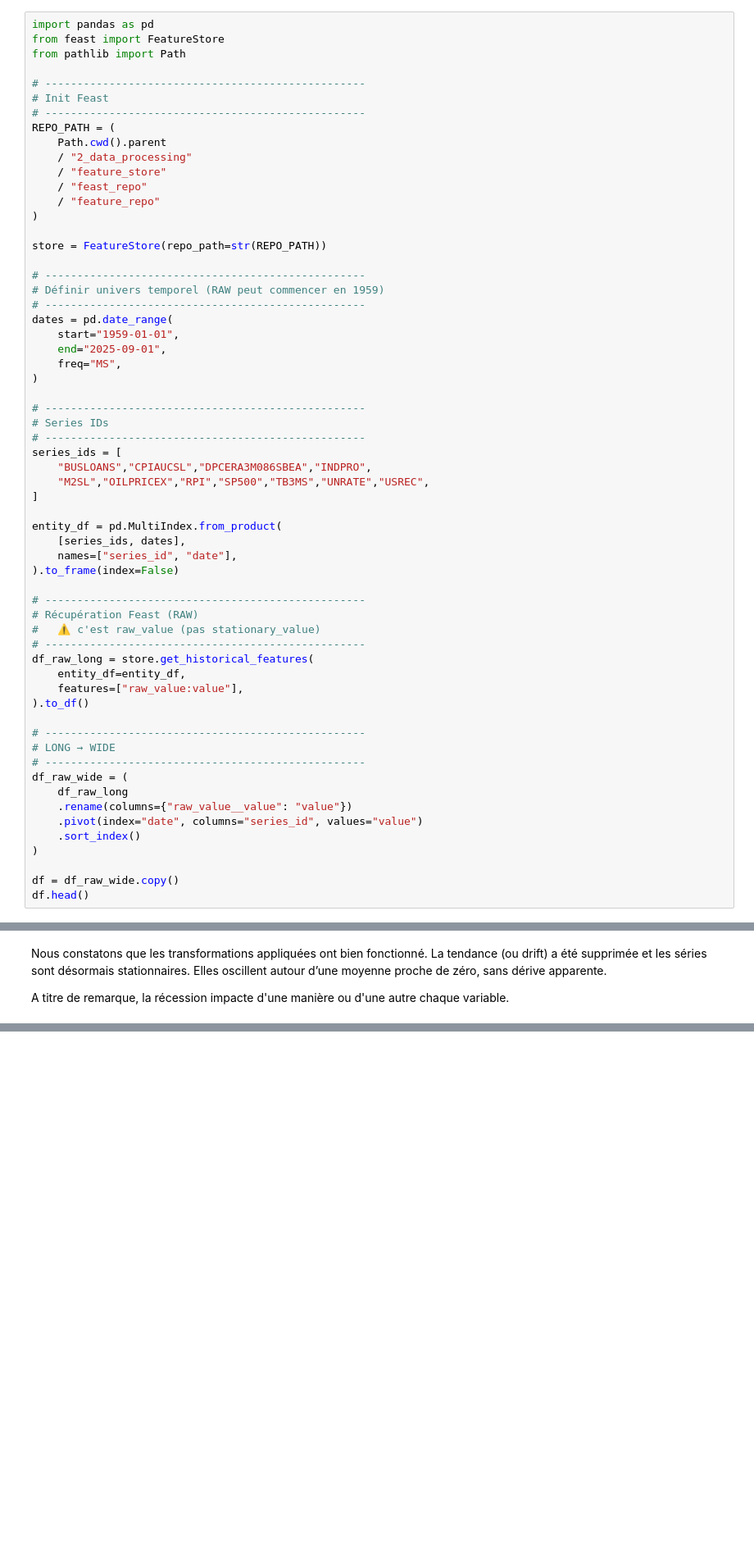
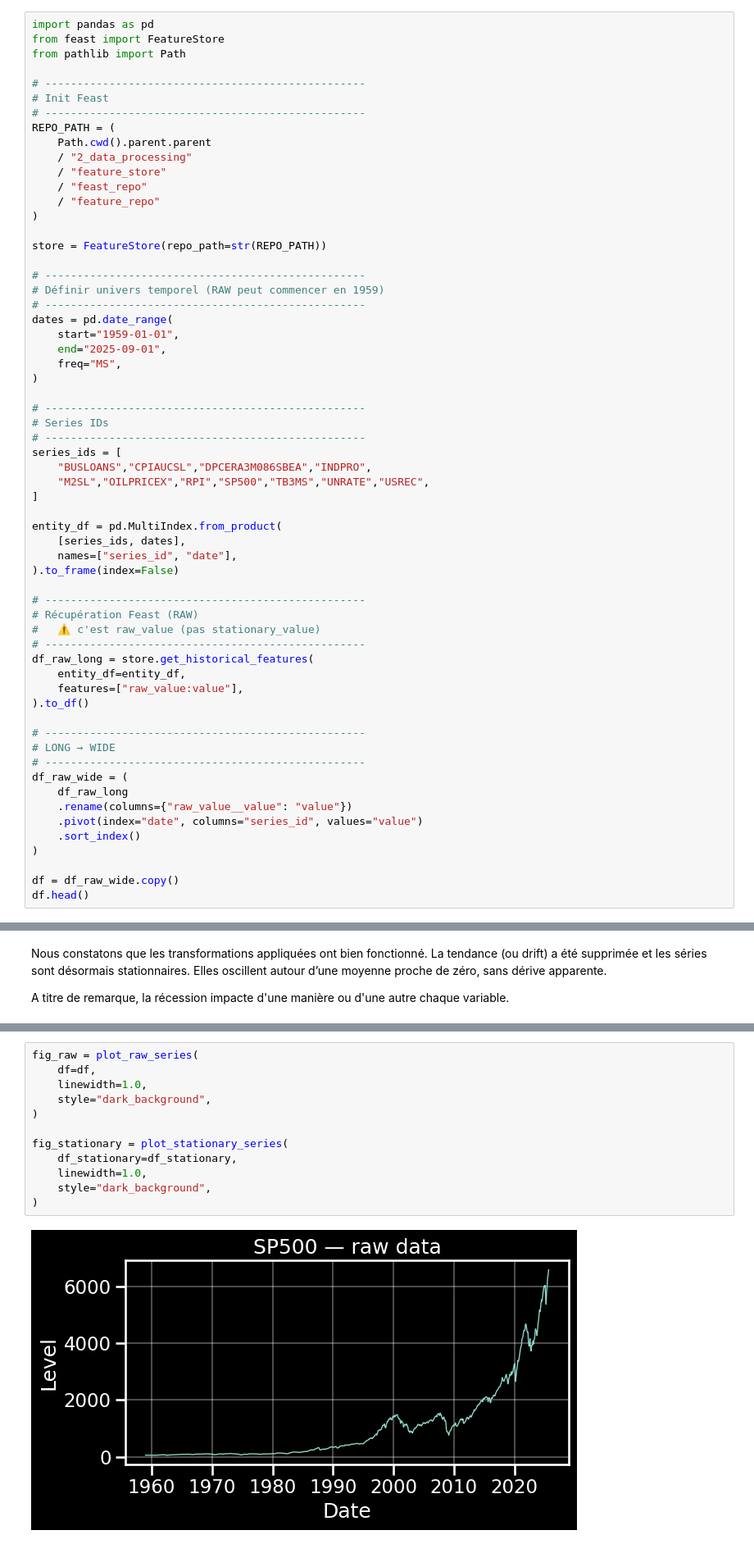
Before and after one commit to MitaDataAI/Explainable_AI_Forecast_and_explain_the_Unemployment_of_USA, a Jupyter notebook: 3_notebook/EDA/2_stationarity.ipynb, the cells around one changed output, grey strips where cells are left out. Shown at 82% size. Drawn from its saved outputs; the diff is of its cells as text; blank space fills up the shorter version.

```diff
--- a/3_notebook/EDA/2_stationarity.ipynb
+++ b/3_notebook/EDA/2_stationarity.ipynb
@@ -34,7 +34,7 @@ from pathlib import Path
 # Init Feast
 # --------------------------------------------------
 REPO_PATH = (
-    Path.cwd().parent
+    Path.cwd().parent.parent
     / "2_data_processing"
     / "feature_store"
     / "feast_repo"
@@ -432,0 +490,14 @@ A titre de remarque, la récession impacte d'une manière ou d'une autre chaque
+# %%
+fig_raw = plot_raw_series(
+    df=df,
+    linewidth=1.0,
+    style="dark_background",
+)
+
+fig_stationary = plot_stationary_series(
+    df_stationary=df_stationary,
+    linewidth=1.0,
+    style="dark_background",
+)
+# %% [output]
+[figure, added]
```
Also changed, not shown: parts of 3 cells of this notebook, 7 other files.
